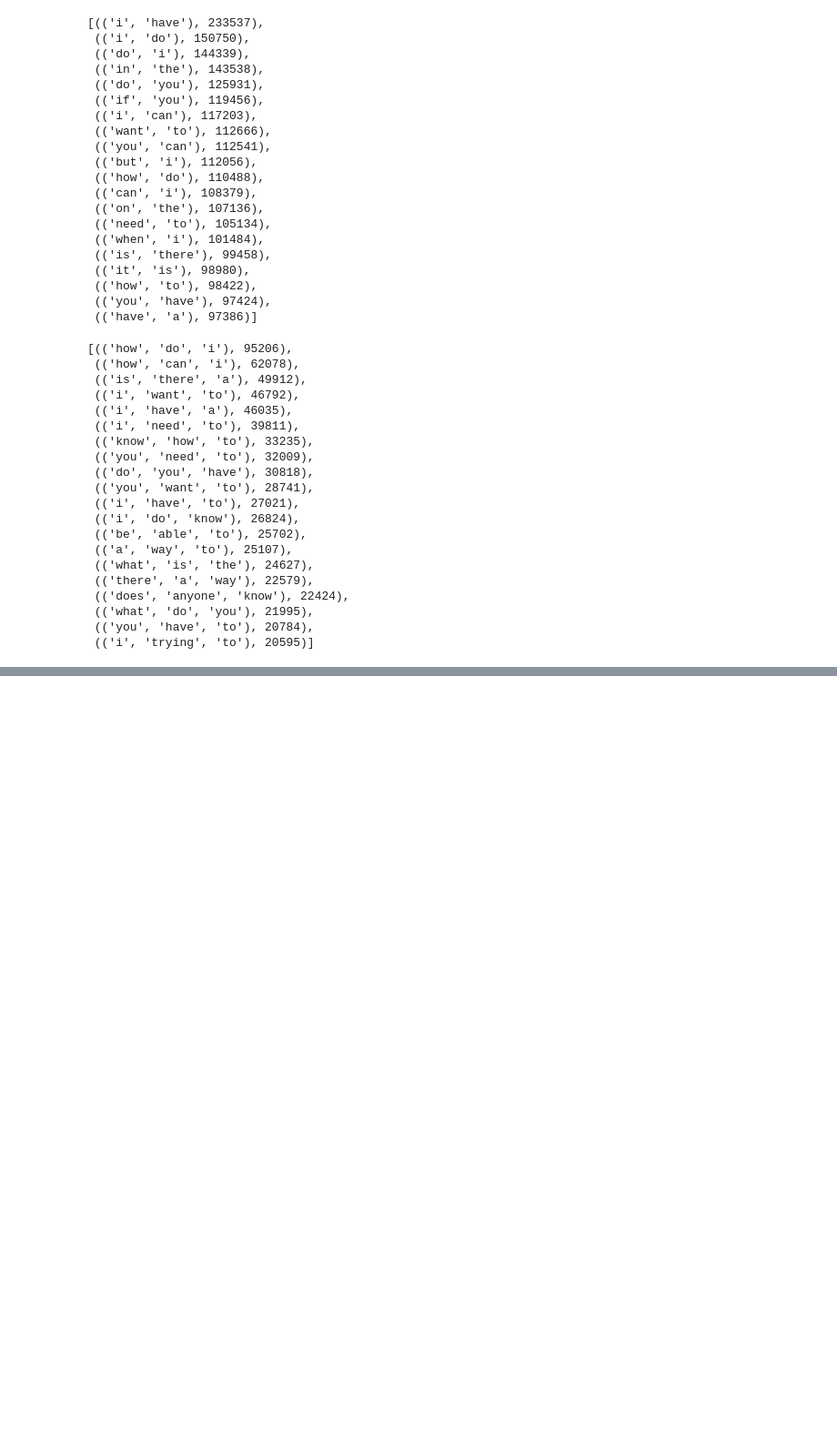
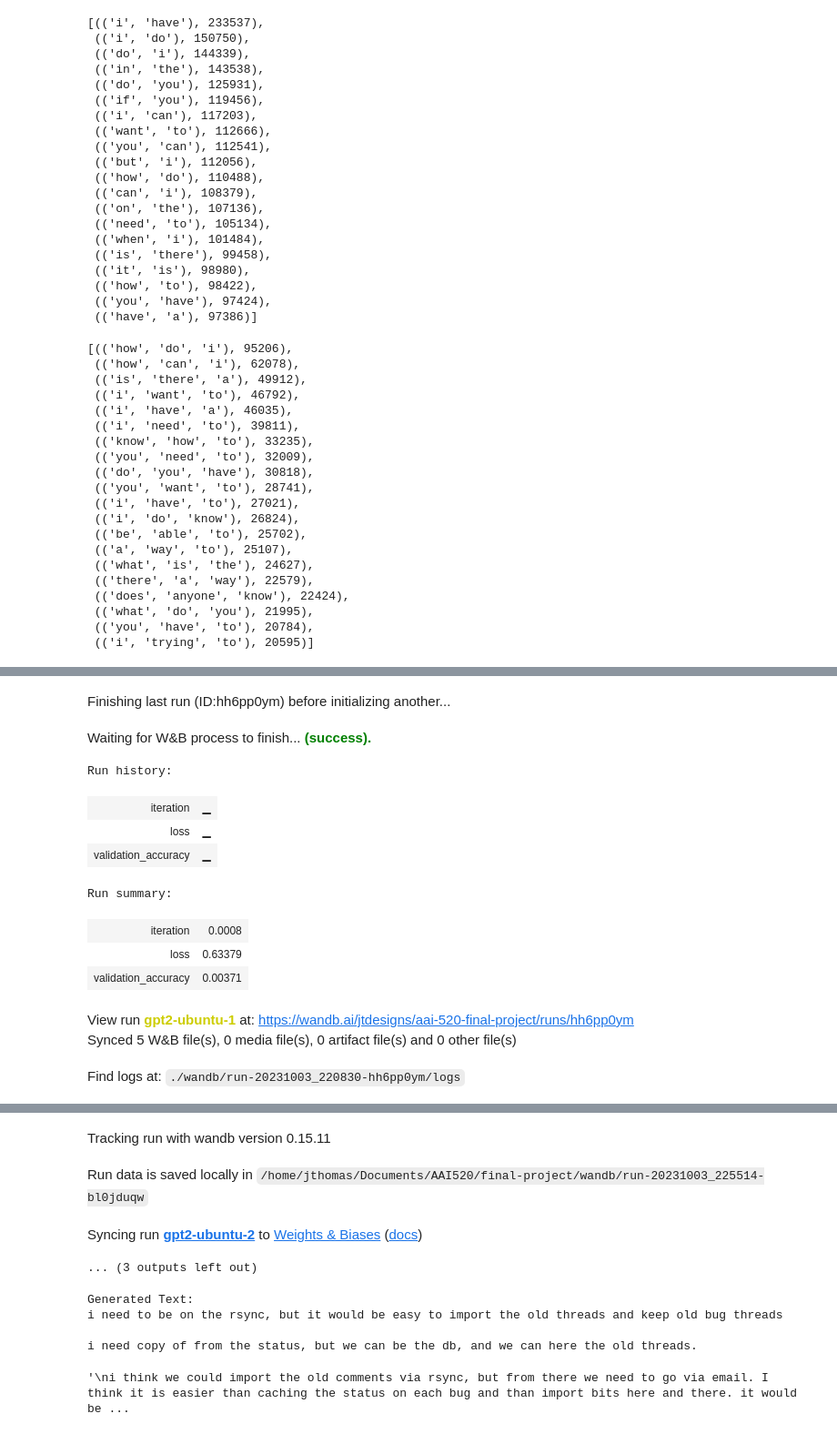
Before and after one commit to jeffreykthomas/AAI-520-Final-Project, a Jupyter notebook: AAI_520_Final_Project.ipynb, the cells around one changed output, grey strips where cells are left out. Shown at 91% size. Cells and saved outputs as stored; diff of their text form; code cells hidden in the pictures; blank space fills up the shorter version.

```diff
--- a/AAI_520_Final_Project.ipynb
+++ b/AAI_520_Final_Project.ipynb
@@ -357,0 +988,20 @@ trainer.save_model("model/output")
+# %%
+# Use wandb to track training
+wandb_project = 'aai-520-final-project'
+wandb_run_name = 'gpt2-ubuntu-2'
+
+wandb.init(project=wandb_project, name=wandb_run_name)
+# %% [output]
+Finishing last run (ID:hh6pp0ym) before initializing another...
+Waiting for W&B process to finish... (success).
+Run history:
+| iteration | ▁ |
+| loss | ▁ |
+| validation_accuracy | ▁ |
+Run summary:
+| iteration | 0.0008 |
+| loss | 0.63379 |
+| validation_accuracy | 0.00371 |
+View run gpt2-ubuntu-1 at: https://wandb.ai/jtdesigns/aai-520-final-project/runs/hh6pp0ym
+Synced 5 W&B file(s), 0 media file(s), 0 artifact file(s) and 0 other file(s)
+Find logs at: ./wandb/run-20231003_220830-hh6pp0ym/logs
@@ -357,0 +1009,4 @@ trainer.save_model("model/output")
+Tracking run with wandb version 0.15.11
+Run data is saved locally in /home/jthomas/Documents/AAI520/final-project/wandb/run-20231003_225514-bl0jduqw
+Syncing run gpt2-ubuntu-2 to Weights & Biases (docs)
+... (3 outputs left out)
@@ -357,0 +1025,52 @@ trainer.save_model("model/output")
+# %%
+from torch.nn.functional import softmax
+import torch
+
+def generate_next_n_tokens(model, tokenizer, input_ids, n, repetition_penalty=1.0):
+    generated_text_ids = input_ids.clone()
+    for _ in range(n):
+        with torch.no_grad():
+            outputs = model(generated_text_ids)
+        next_token_logits = outputs.logits[:, -1, :]
+
+        # Apply repetition penalty if specified
+        if repetition_penalty != 1.0:
+            for token_id in set(generated_text_ids[0].tolist()):
+                next_token_logits[0, token_id] /= repetition_penalty
+
+        next_token_probs = softmax(next_token_logits, dim=-1)
+        next_token = torch.multinomial(next_token_probs, num_samples=1)
+        generated_text_ids = torch.cat((generated_text_ids, next_token), dim=1)
+
+    new_tokens = generated_text_ids[0, len(input_ids[0]):].tolist()
+    generated_text = tokenizer.decode(new_tokens, skip_special_tokens=True)
+
+    return generated_text
+
+# Sample usage
+input_text = '''
+i think we could import the old comments via rsync, but from there we need to go via email. I think it is easier than caching the status on each bug and than import bits here and there. it would be very easy to keep a hash db of message-ids. sounds good. perhaps we can ship an ad-hoc apt_prefereces
+'''
+input_ids = tokenizer(input_text, return_tensors="pt")["input_ids"]
+n = 50
+repetition_penalty = 1.2
+
+new_text = generate_next_n_tokens(model, tokenizer, input_ids, n, repetition_penalty)
+print("Generated Text:", new_text)
+# %% [output]
+Generated Text:
+i need to be on the rsync, but it would be easy to import the old threads and keep old bug threads
+
+i need copy of from the status, but we can be the db, and we can here the old threads.
+# %%
+prompt_text = '''
+i think we could import the old comments via rsync, but from there we need to go via email. I think it is easier than caching the status on each bug and than import bits here and there. it would be very easy to keep a hash db of message-ids. sounds good. perhaps we can ship an ad-hoc apt_prefereces
+'''
+n=50
+# Example usage
+input_ids = torch.tensor([[1, 2, 3]])  # Replace with actual input_ids
+output_ids = generate_next_n_tokens(model, input_ids, n=5, repetition_penalty=5.0)
+
+print(f"Generated IDs: {output_ids}")
+# %% [output]
+'\ni think we could import the old comments via rsync, but from there we need to go via email. I think it is easier than caching the status on each bug and than import bits here and there. it would be ...
```
Also changed, not shown: parts of 69 cells of this notebook, 2 other files.
